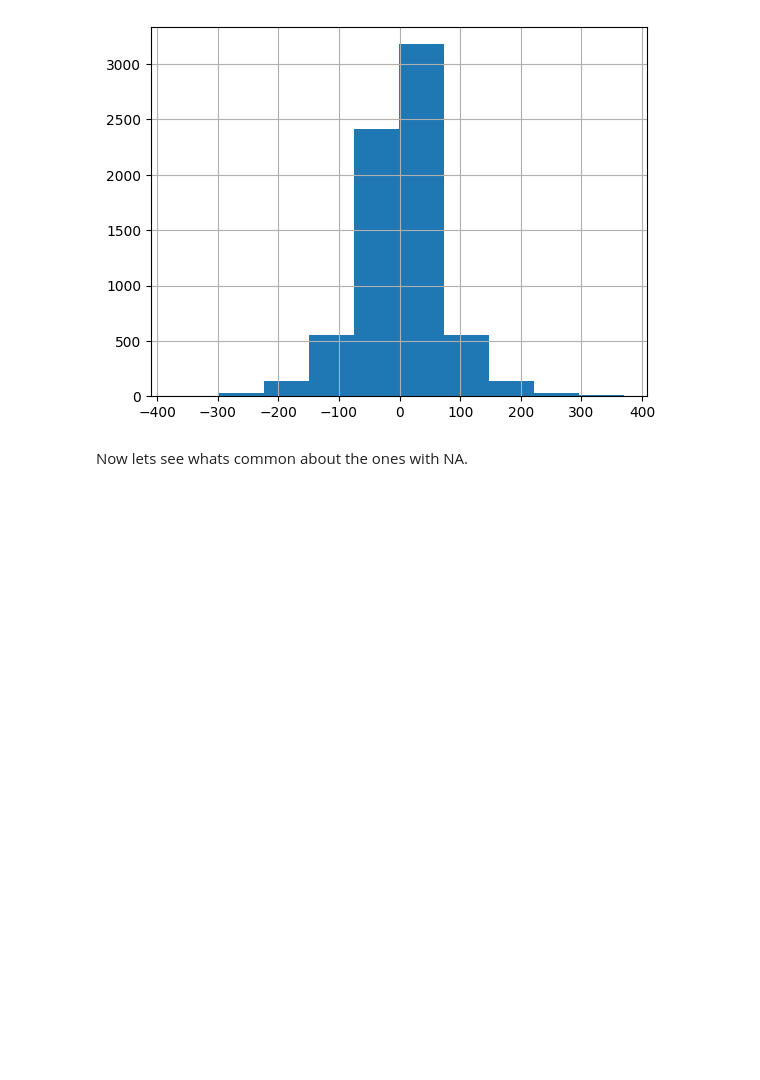
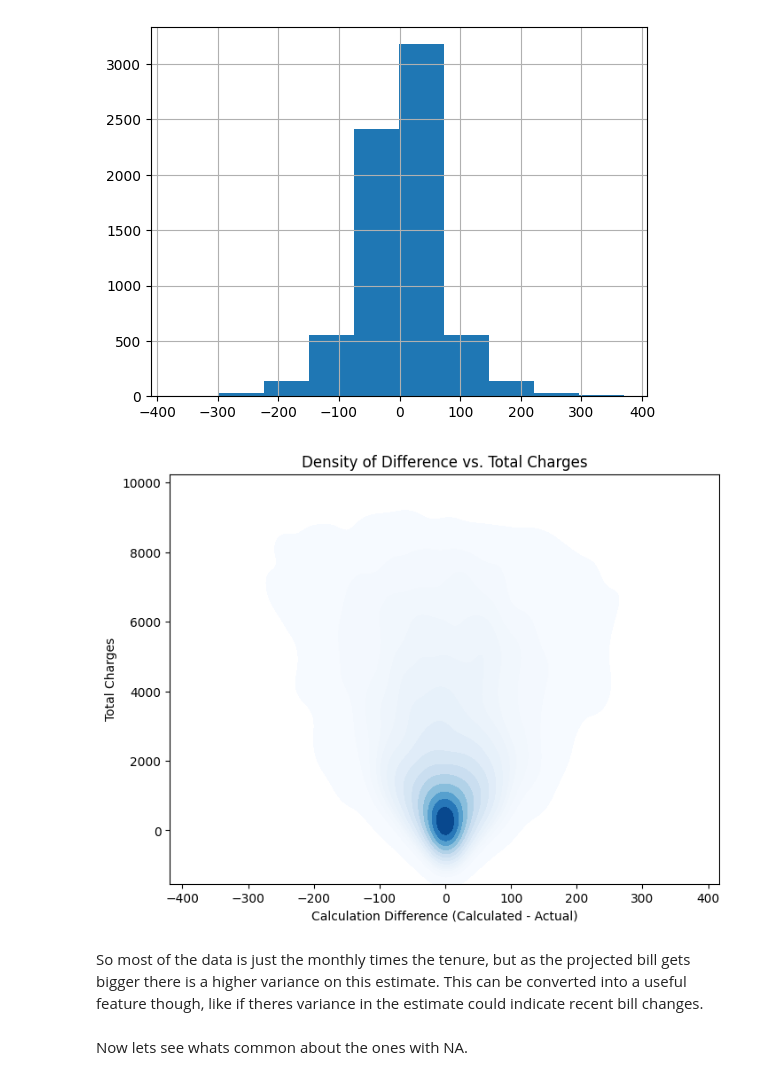
Before and after one commit to angelusualle/machine-learning, a Jupyter notebook: classification/linear-decision-boundaries/discriminative/logistic/logistic_regression.ipynb, the cells around one changed output. Cells and saved outputs as stored; diff of their text form; code cells hidden in the pictures; blank space fills up the shorter version.

```diff
--- a/classification/linear-decision-boundaries/discriminative/logistic/logistic_regression.ipynb
+++ b/classification/linear-decision-boundaries/discriminative/logistic/logistic_regression.ipynb
@@ -2237,3 +2235,20 @@ dtype: float64
+# %%
+import matplotlib.pyplot as plt
+
+plt.figure(figsize=(8, 6))
+
+# 'Blues' blends nicely with the white background, 'levels=15' makes the contours smoother
+sns.kdeplot(x=difference, y=total_charges_converted, fill=True, cmap="Blues", thresh=0.01, levels=15)
+
+plt.title("Density of Difference vs. Total Charges")
+plt.xlabel("Calculation Difference (Calculated - Actual)") # Fixed the 'None' label
+plt.ylabel("Total Charges")
+plt.show()
+# %% [output]
+[figure, added]
+# %% [markdown]
+So most of the data is just the monthly times the tenure, but as the projected bill gets bigger there is a higher variance on this estimate.
+This can be converted into a useful feature though, like if theres variance in the estimate could indicate recent bill changes.
 # %% [markdown]
 Now lets see whats common about the ones with NA.
 # %%
```
Also changed, not shown: parts of 15 cells of this notebook.
